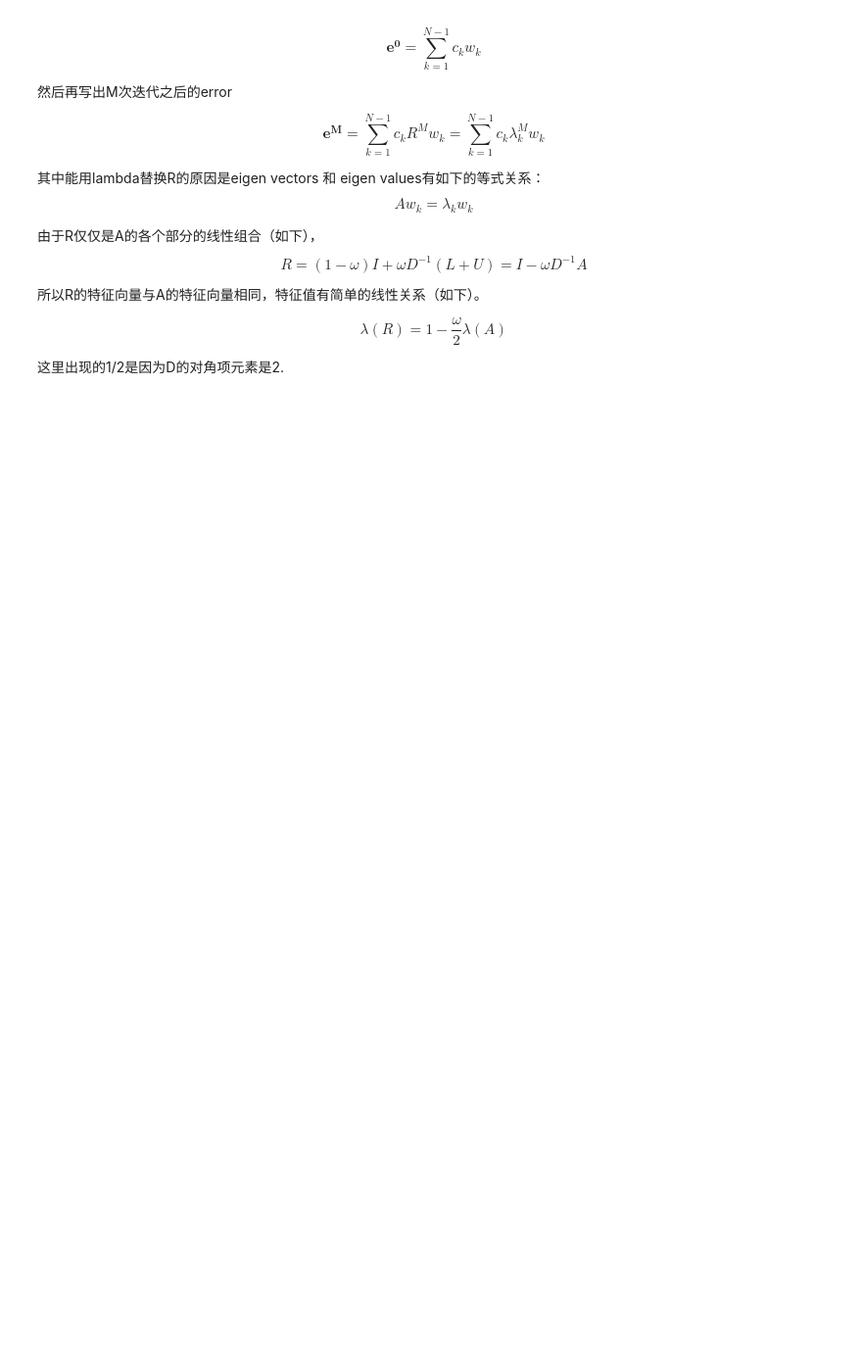
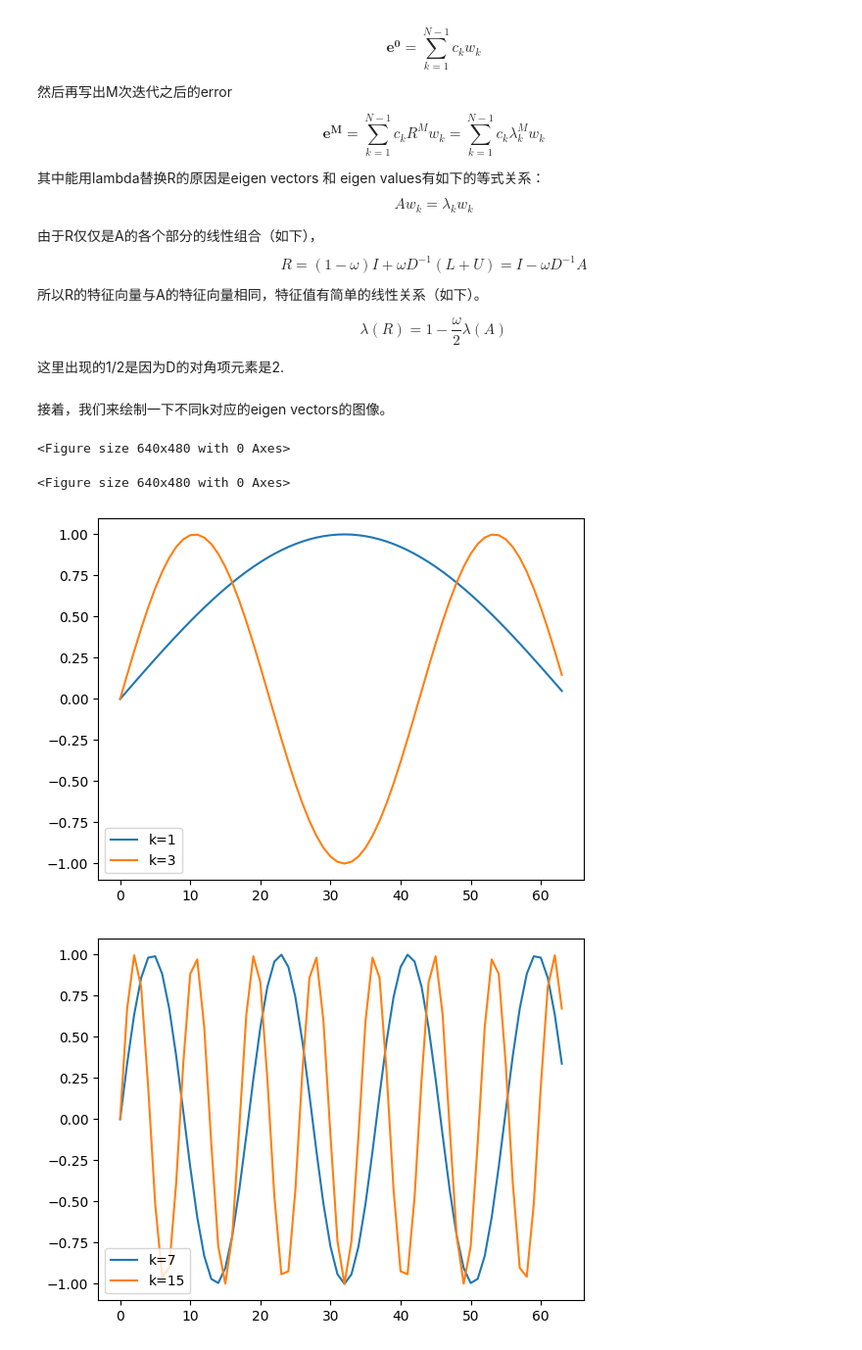
Before and after one commit to chunleili/tiPBD, a Jupyter notebook: misc/note/不同频率对收敛速度的影响.ipynb, the cells around one changed output. Shown: that part at 98% size. Saved outputs shown, nothing was run; the diff lists cells and outputs as text; code cells hidden in the pictures; blank space fills up the shorter version.

```diff
--- a/misc/note/不同频率对收敛速度的影响.ipynb
+++ b/misc/note/不同频率对收敛速度的影响.ipynb
@@ -258,12 +241,0 @@ $$
-# %%
-# 绘制Eigen Vector
-w = np.zeros((N,N),dtype=np.float64)
-def draw_eigen_vector(k):
-    plt.figure()
-    for j in range(1,N):
-        w[k,j] = np.sin(j*k*np.pi/N)
-    plt.plot(w[k,:], label="k={}".format(k))
-    plt.legend()
-
-for i in [1,3,7,15,31]:
-    draw_eigen_vector(i)
@@ -327,3 +273,24 @@ $$
 $$
 
 这里出现的1/2是因为D的对角项元素是2.
+# %% [markdown]
+接着，我们来绘制一下不同k对应的eigen vectors的图像。
+# %%
+# 绘制Eigen Vector
+w = np.zeros((N,N),dtype=np.float64)
+def draw_eigen_vector(k):
+    # plt.figure()
+    for j in range(1,N):
+        w[k,j] = np.sin(j*k*np.pi/N)
+    plt.plot(w[k,:], label="k={}".format(k))
+    plt.legend()
+
+for i in [1,3,7,15]:
+    if i == 1 or i== 7:
+        plt.figure()
+    draw_eigen_vector(i)
+# %% [output]
+<Figure size 640x480 with 0 Axes>
+<Figure size 640x480 with 0 Axes>
+[figure, added]
+[figure, added]
```
Also changed, not shown: parts of 19 cells of this notebook.
